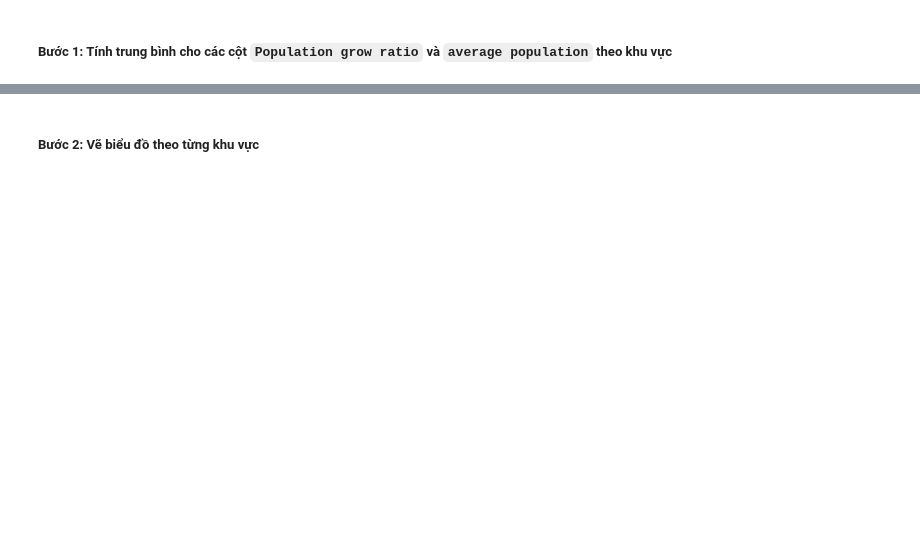
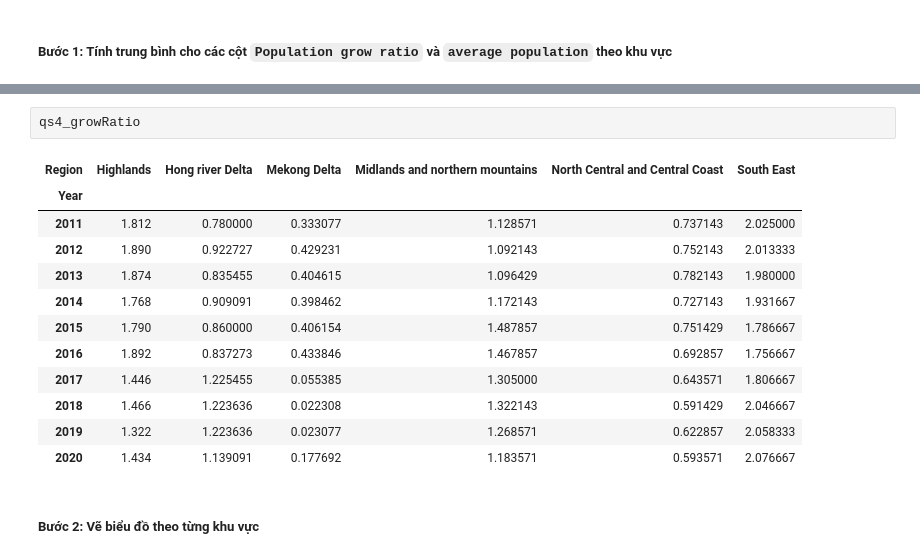
Before and after one commit to Phlinh29102/LTKHDL_LT, a Jupyter notebook: qs4.ipynb, the cells around one changed output, grey strips where cells are left out. Cells and saved outputs as stored; diff of their text form; blank space fills up the shorter version.

```diff
--- a/qs4.ipynb
+++ b/qs4.ipynb
@@ -237,3 +256,18 @@ qs4_growRatio=qs4["Population grow ratio"].to_frame().reset_index([0,1]).pivot("
+# %%
+qs4_growRatio
+# %% [output]
+| Region | Highlands | Hong river Delta | Mekong Delta | Midlands and northern mountains | North Central and Central Coast | South East |
+| Year |  |  |  |  |  |  |
+| 2011 | 1.812 | 0.780000 | 0.333077 | 1.128571 | 0.737143 | 2.025000 |
+| 2012 | 1.890 | 0.922727 | 0.429231 | 1.092143 | 0.752143 | 2.013333 |
+| 2013 | 1.874 | 0.835455 | 0.404615 | 1.096429 | 0.782143 | 1.980000 |
+| 2014 | 1.768 | 0.909091 | 0.398462 | 1.172143 | 0.727143 | 1.931667 |
+| 2015 | 1.790 | 0.860000 | 0.406154 | 1.487857 | 0.751429 | 1.786667 |
+| 2016 | 1.892 | 0.837273 | 0.433846 | 1.467857 | 0.692857 | 1.756667 |
+| 2017 | 1.446 | 1.225455 | 0.055385 | 1.305000 | 0.643571 | 1.806667 |
+| 2018 | 1.466 | 1.223636 | 0.022308 | 1.322143 | 0.591429 | 2.046667 |
+| 2019 | 1.322 | 1.223636 | 0.023077 | 1.268571 | 0.622857 | 2.058333 |
+| 2020 | 1.434 | 1.139091 | 0.177692 | 1.183571 | 0.593571 | 2.076667 |
 # %% [markdown]
 <h5>Bước 2: Vẽ biểu đồ theo từng khu vực</h5>
 # %%
```
Also changed, not shown: parts of 17 cells of this notebook.
